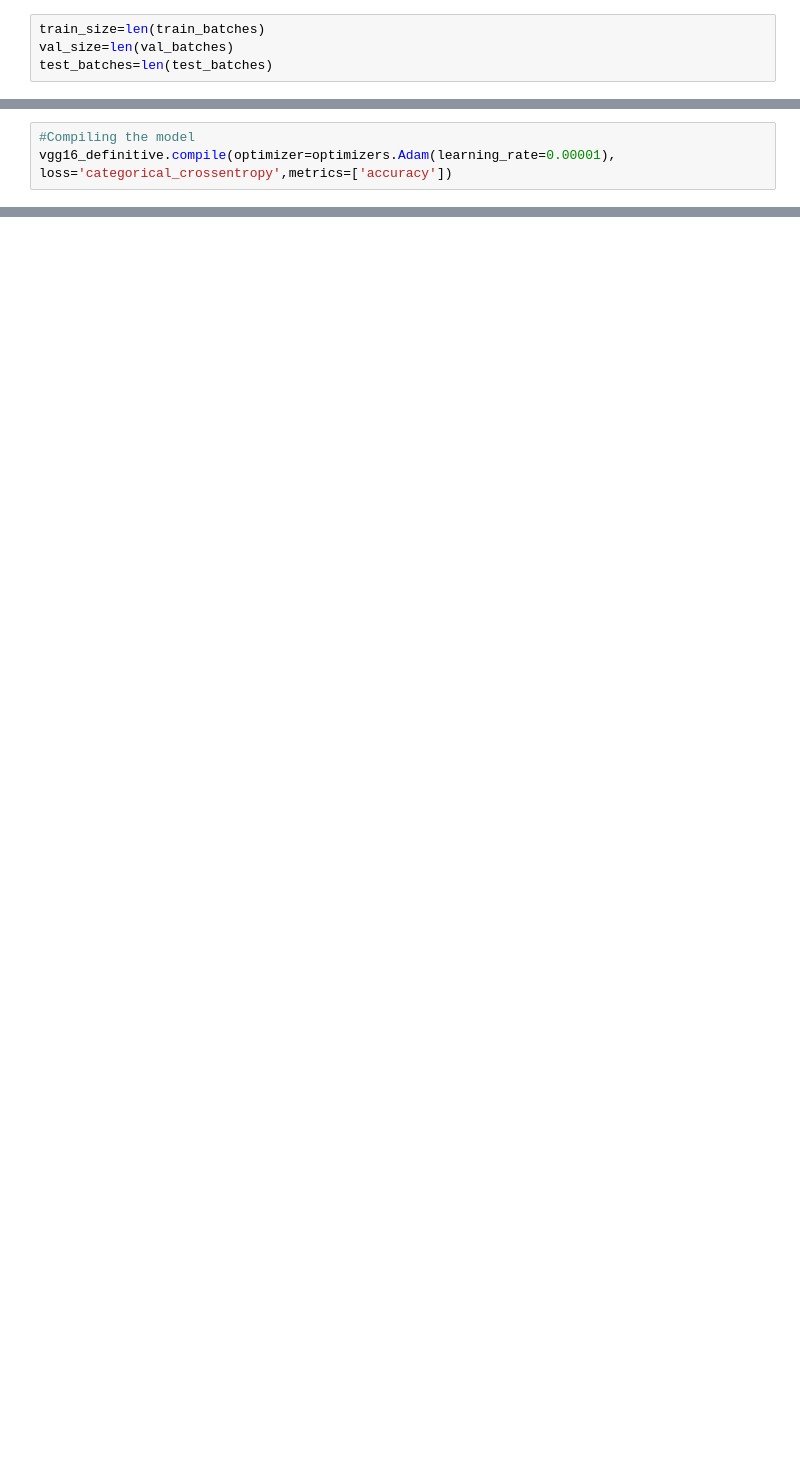
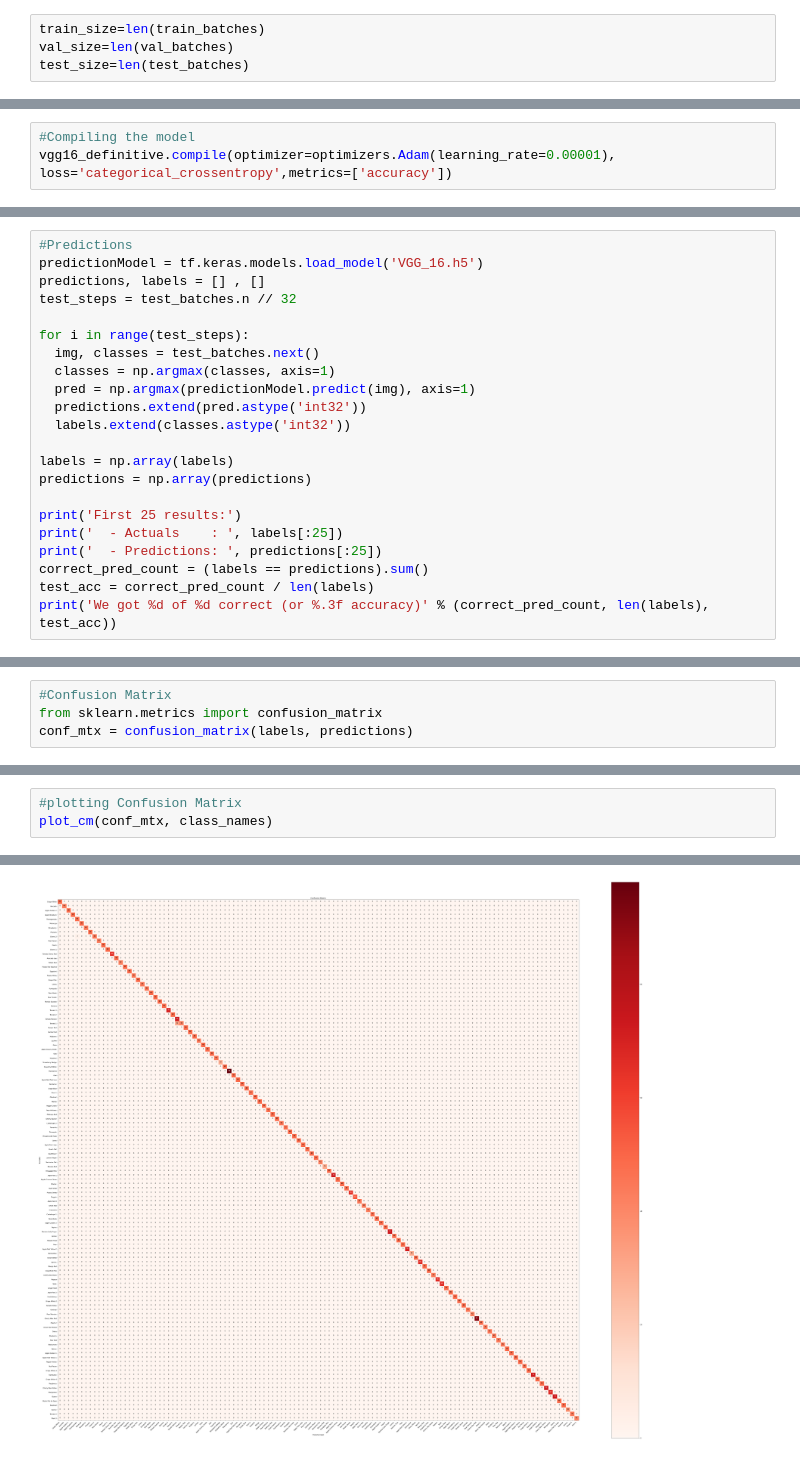
Before and after one commit to dtoniolo/Advanced-Machine-Learning-Project, a Jupyter notebook: Models/VGG16.ipynb, the cells around one changed output, grey strips where cells are left out. Saved outputs shown, nothing was run; the diff lists cells and outputs as text; blank space fills up the shorter version.

```diff
--- a/Models/VGG16.ipynb
+++ b/Models/VGG16.ipynb
@@ -194,4 +247,4 @@ Found 20622 images belonging to 120 classes.
 # %%
 train_size=len(train_batches)
 val_size=len(val_batches)
-test_batches=len(test_batches)
+test_size=len(test_batches)
@@ -272,0 +439,22 @@ NameError: ignored
+# %%
+#Predictions
+predictionModel = tf.keras.models.load_model('VGG_16.h5')
+predictions, labels = [] , []
+test_steps = test_batches.n // 32
+
+for i in range(test_steps):
+  img, classes = test_batches.next()
+  classes = np.argmax(classes, axis=1)
+  pred = np.argmax(predictionModel.predict(img), axis=1)
+  predictions.extend(pred.astype('int32'))
+  labels.extend(classes.astype('int32'))
+
+labels = np.array(labels)
+predictions = np.array(predictions)
+
+print('First 25 results:')
+print('  - Actuals    : ', labels[:25])
+print('  - Predictions: ', predictions[:25])
+correct_pred_count = (labels == predictions).sum()
+test_acc = correct_pred_count / len(labels)
+print('We got %d of %d correct (or %.3f accuracy)' % (correct_pred_count, len(labels), test_acc))
@@ -272,0 +468,4 @@ NameError: ignored
+# %%
+#Confusion Matrix
+from sklearn.metrics import confusion_matrix
+conf_mtx = confusion_matrix(labels, predictions)
@@ -272,0 +525,4 @@ NameError: ignored
+# %%
+#plotting Confusion Matrix
+plot_cm(conf_mtx, class_names)
+# %% [output]
@@ -272,0 +537 @@ NameError: ignored
+[figure, added]
```
Also changed, not shown: parts of 33 cells of this notebook.
